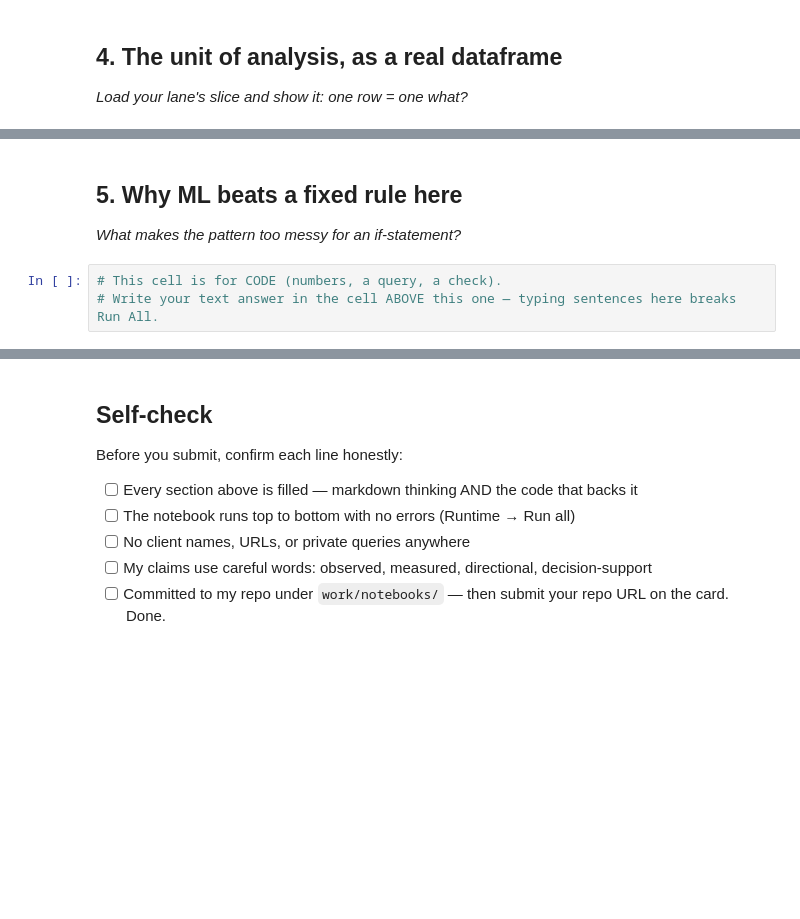
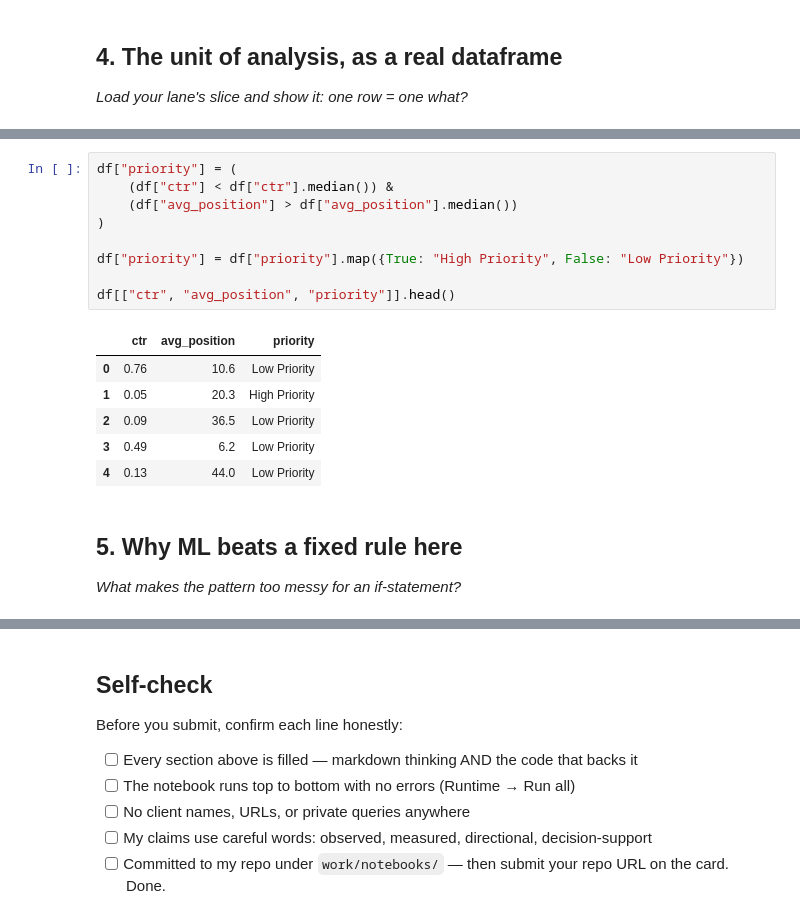
Before and after one commit to omi290/flyrank-ml-internship, a Jupyter notebook: work/notebooks/w02_ml_task_framing.ipynb, the cells around one changed output, grey strips where cells are left out. Saved outputs shown, nothing was run; the diff lists cells and outputs as text; blank space fills up the shorter version.

```diff
--- a/work/notebooks/w02_ml_task_framing.ipynb
+++ b/work/notebooks/w02_ml_task_framing.ipynb
@@ -37,7 +145,20 @@ This skeleton is yours to fill. Work the sections **in order** — each one has
+# %%
+df["priority"] = (
+    (df["ctr"] < df["ctr"].median()) &
+    (df["avg_position"] > df["avg_position"].median())
+)
+
+df["priority"] = df["priority"].map({True: "High Priority", False: "Low Priority"})
+
+df[["ctr", "avg_position", "priority"]].head()
+# %% [output]
+|  | ctr | avg_position | priority |
+| 0 | 0.76 | 10.6 | Low Priority |
+| 1 | 0.05 | 20.3 | High Priority |
+| 2 | 0.09 | 36.5 | Low Priority |
+| 3 | 0.49 | 6.2 | Low Priority |
+| 4 | 0.13 | 44.0 | Low Priority |
 # %% [markdown]
 ## 5. Why ML beats a fixed rule here
 
 *What makes the pattern too messy for an if-statement?*
-# %%
-# This cell is for CODE (numbers, a query, a check).
-# Write your text answer in the cell ABOVE this one — typing sentences here breaks Run All.
```
Also changed, not shown: parts of 12 cells of this notebook.
